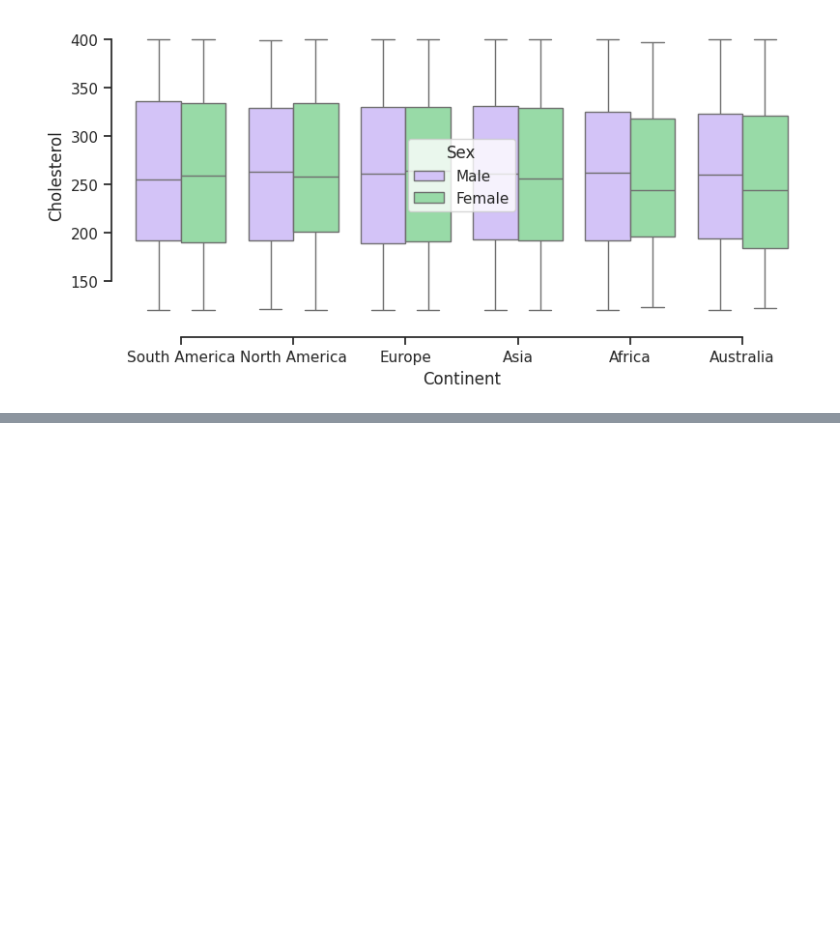
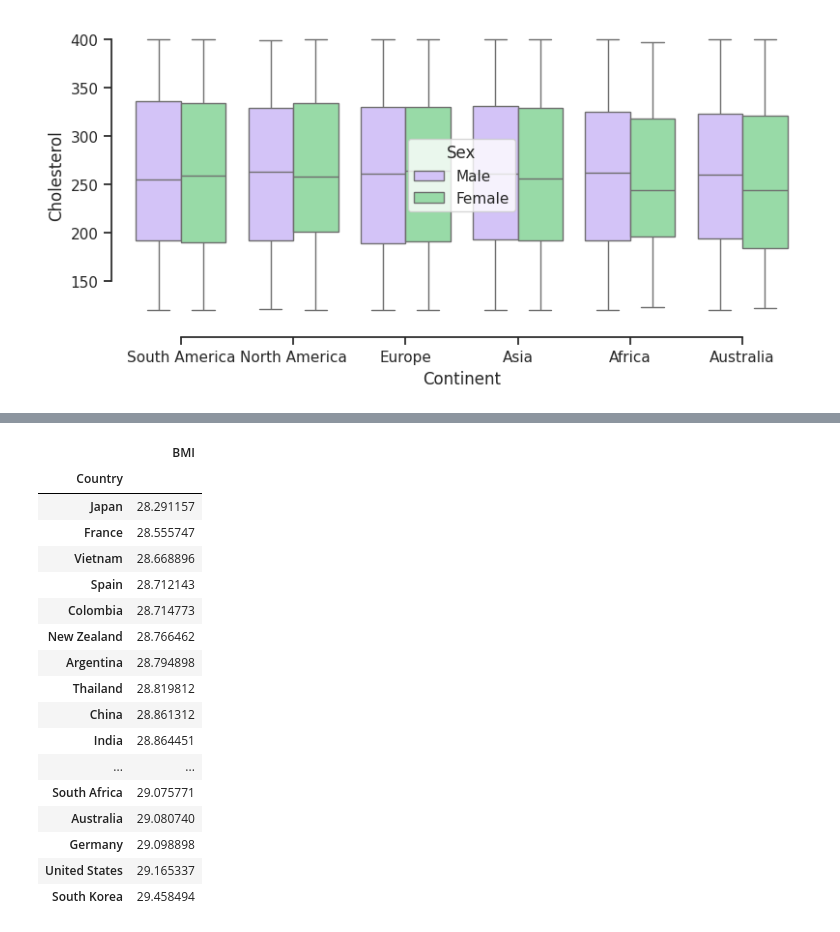
Before and after one commit to tahahamdii/Medical-Chatbot-Llama2, a Jupyter notebook: heart_attacks.ipynb, the cells around one changed output, grey strips where cells are left out. Cells and saved outputs as stored; diff of their text form; code cells hidden in the pictures; blank space fills up the shorter version.

```diff
--- a/heart_attacks.ipynb
+++ b/heart_attacks.ipynb
@@ -152,0 +163,22 @@ sns.despine(offset=10, trim=True) #hue="smoker",
+# %%
+data.groupby('Country')[['BMI']].mean().sort_values(by = "BMI")
+#val.sort_values(by = "BMI")
+# %% [output]
+|  | BMI |
+| Country |  |
+| Japan | 28.291157 |
+| France | 28.555747 |
+| Vietnam | 28.668896 |
+| Spain | 28.712143 |
+| Colombia | 28.714773 |
+| New Zealand | 28.766462 |
+| Argentina | 28.794898 |
+| Thailand | 28.819812 |
+| China | 28.861312 |
+| India | 28.864451 |
+| ... | ... |
+| South Africa | 29.075771 |
+| Australia | 29.080740 |
+| Germany | 29.098898 |
+| United States | 29.165337 |
+| South Korea | 29.458494 |
```
Also changed, not shown: parts of 1 cell of this notebook.
